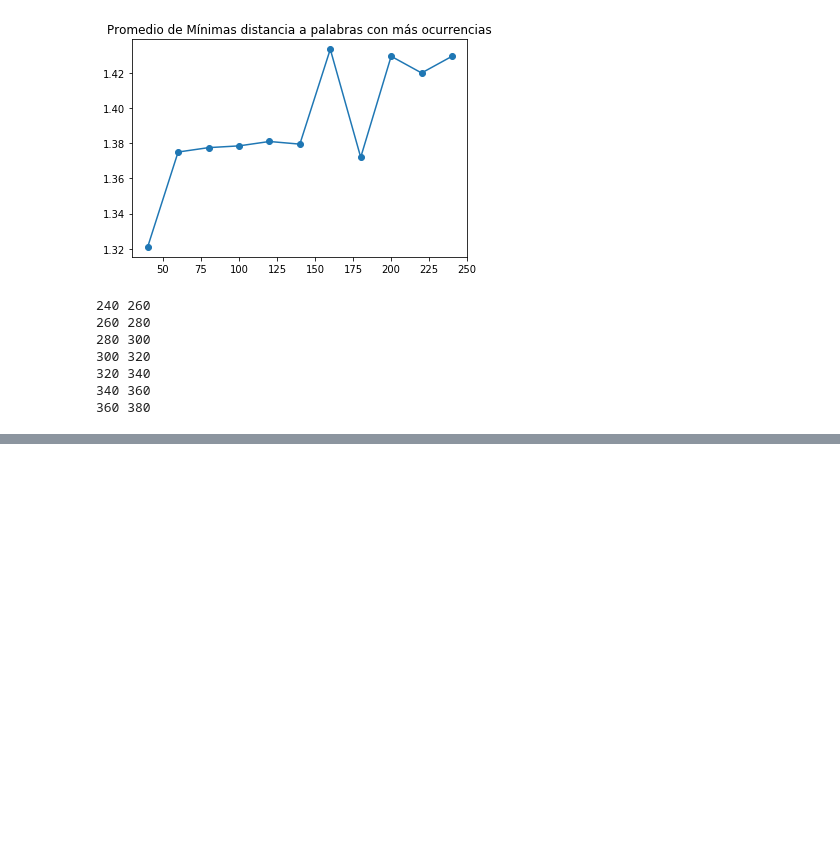
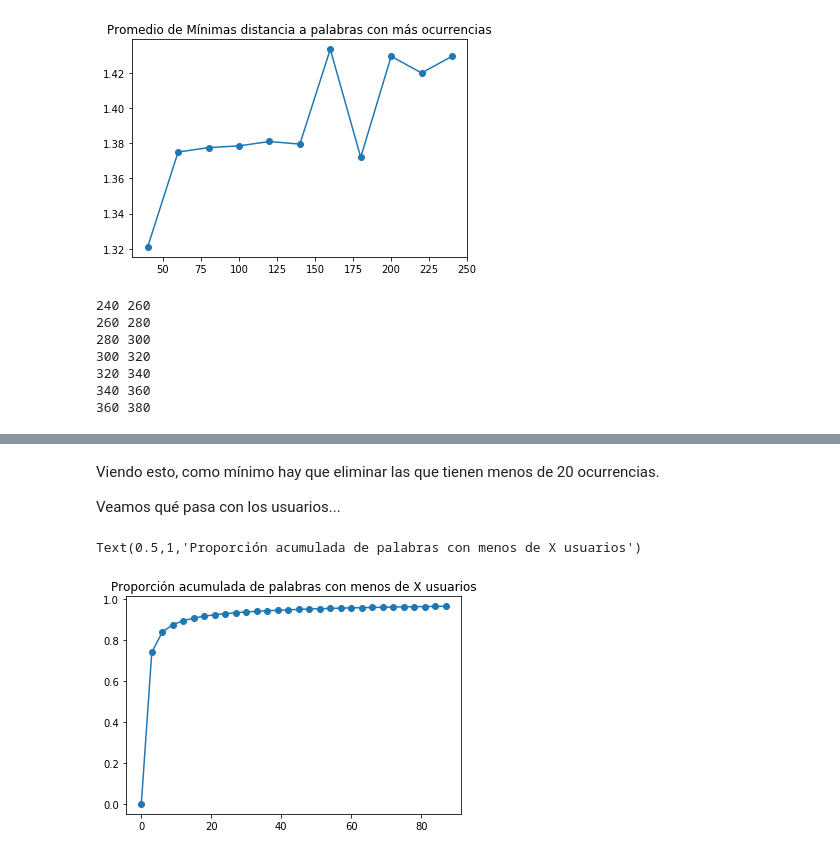
Before and after one commit to finiteautomata/contrastes, a Jupyter notebook: notebooks/constantes_de_filtrado.ipynb, the cells around one changed output, grey strips where cells are left out. Cells and saved outputs as stored; diff of their text form; code cells hidden in the pictures; blank space fills up the shorter version.

```diff
--- a/notebooks/constantes_de_filtrado.ipynb
+++ b/notebooks/constantes_de_filtrado.ipynb
@@ -317,0 +396,17 @@ for i in range(13, 20):
+# %% [markdown]
+Viendo esto, como mínimo hay que eliminar las que tienen menos de 20 ocurrencias.
+
+Veamos qué pasa con los usuarios...
+# %%
+accum = { 0: 0 }
+
+m = 3
+
+for i in range(1, 30):
+    accum[m * i] = len(df[df.cant_usuarios < (m*i)]) / len(df)
+pd.Series(accum).plot(marker="o")
+
+plt.title("Proporción acumulada de palabras con menos de X usuarios")
+# %% [output]
+Text(0.5,1,'Proporción acumulada de palabras con menos de X usuarios')
+[figure, added]
```
Also changed, not shown: parts of 12 cells of this notebook.
